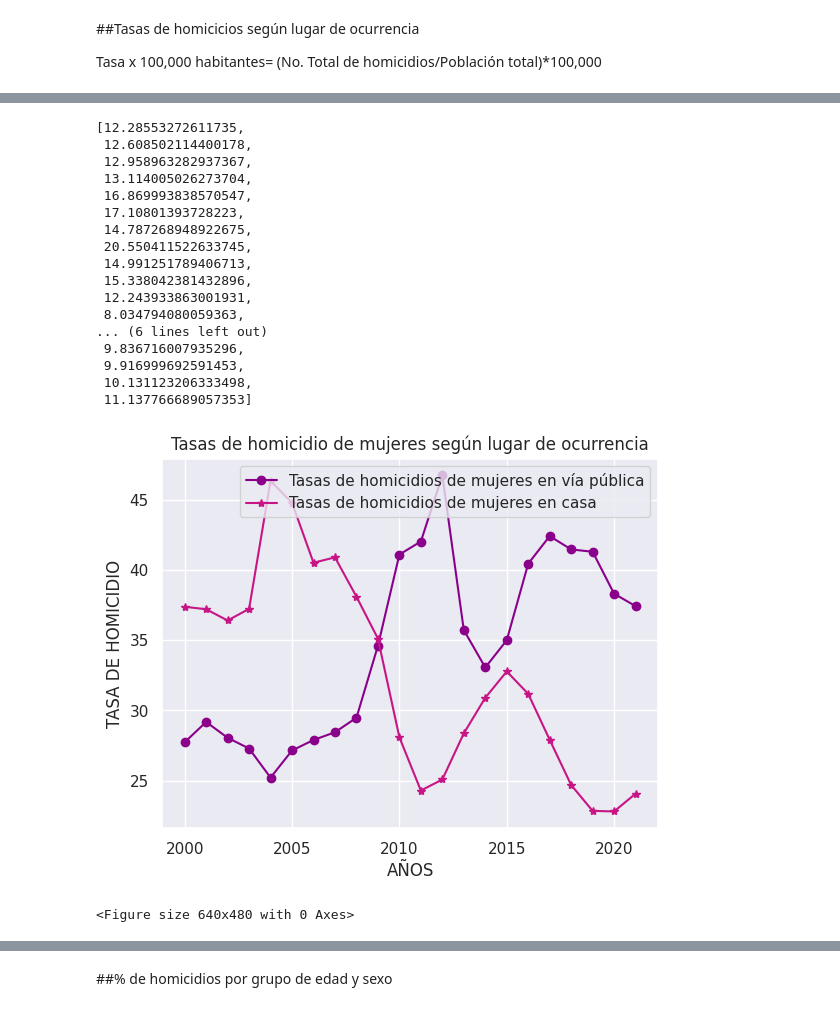
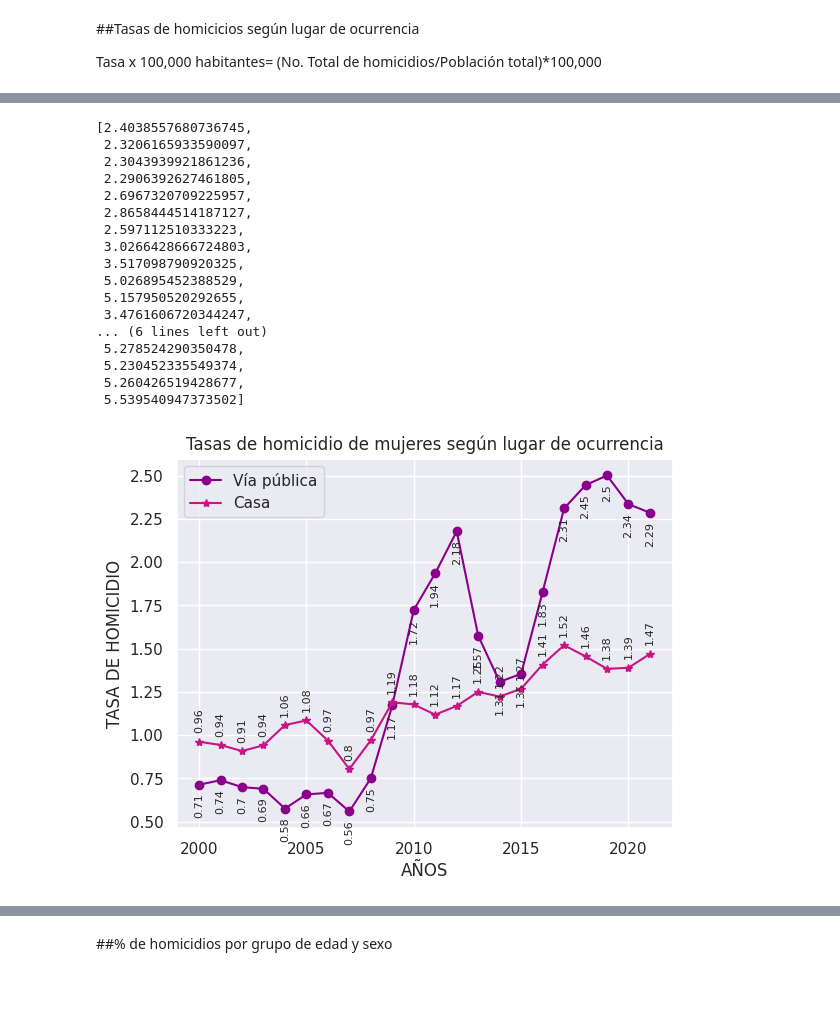
Before and after one commit to FreMeli/ASE_1, a Jupyter notebook: Lugar_Edo_Sex.ipynb, the cells around one changed output, grey strips where cells are left out. Saved outputs shown, nothing was run; the diff lists cells and outputs as text; code cells hidden in the pictures.

```diff
--- a/Lugar_Edo_Sex.ipynb
+++ b/Lugar_Edo_Sex.ipynb
@@ -245,6 +244,6 @@ tasas_Hom_C=[]
 tasas_Muj_C=[]
 j=0
 for i in range(0,len(df_Homicidio)-33,33):
-  tasas_Hom_C.append((hom_C[j]/float(df_Homicidio.iloc[i]['Hombre']) )*100 )
-  tasas_Muj_C.append((muj_C[j]/float(df_Homicidio.iloc[i]['Mujer']))*100)
+  tasas_Hom_C.append((hom_C[j]/float(df_PT.iloc[i]['HOMBRES']) )*100000 )
+  tasas_Muj_C.append((muj_C[j]/float(df_PT.iloc[i]['MUJERES']))*100000)
   j=j+1
@@ -274,40 +273,48 @@ tasas_Hom_V=[]
 tasas_Muj_V=[]
 j=0
 for i in range(0,len(df_Homicidio)-33,33):
-  tasas_Hom_V.append((hom_v[j]/float(df_Homicidio.iloc[i]['Hombre']) )*100 )
-  tasas_Muj_V.append((muj_v[j]/float(df_Homicidio.iloc[i]['Mujer']))*100)
+  tasas_Hom_V.append((hom_v[j]/float(df_PT.iloc[i]['HOMBRES']) )*100000 )
+  tasas_Muj_V.append((muj_v[j]/float(df_PT.iloc[i]['MUJERES']))*100000)
   j=j+1
 # %%
 tasas_Hom_V
 # %% [output]
-[12.28553272611735,
- 12.608502114400178,
- 12.958963282937367,
- 13.114005026273704,
- 16.869993838570547,
- 17.10801393728223,
- 14.787268948922675,
- 20.550411522633745,
- 14.991251789406713,
- 15.338042381432896,
- 12.243933863001931,
- 8.034794080059363,
+[2.4038557680736745,
+ 2.3206165933590097,
+ 2.3043939921861236,
+ 2.2906392627461805,
+ 2.6967320709225957,
+ 2.8658444514187127,
+ 2.597112510333223,
+ 3.0266428666724803,
+ 3.517098790920325,
+ 5.026895452388529,
+ 5.157950520292655,
+ 3.4761606720344247,
 ... (6 lines left out)
- 9.836716007935296,
- 9.916999692591453,
- 10.131123206333498,
- 11.137766689057353]
+ 5.278524290350478,
+ 5.230452335549374,
+ 5.260426519428677,
+ 5.539540947373502]
 # %%
-plt.plot(years,tasas_Muj_C, label='Tasas de homicidios de mujeres en vía pública', color='#8B008B', marker='o')
-plt.plot(years, tasas_Muj_V, label='Tasas de homicidios de mujeres en casa', color='#C71585', marker='*')
+# Modificar el tamaño de la letra
+plt.rcParams.update({'font.size': 8})
+
+plt.plot(years,tasas_Muj_C, label='Vía pública', color='#8B008B', marker='o')
+for x, y in zip(years, tasas_Muj_C):
+    plt.text(x, y-0.05, f'{round(y, 2)}', ha='center', va='top', rotation=90)
+
+plt.plot(years, tasas_Muj_V, label='Casa', color='#C71585', marker='*')
+for x, y in zip(years, tasas_Muj_V):
+    plt.text(x, y+0.05, f'{round(y, 2)}', ha='center', va='bottom', rotation=90)
+
 plt.xlabel('AÑOS')#Nombre del eje
 plt.ylabel('TASA DE HOMICIDIO')
 plt.title('Tasas de homicidio de mujeres según lugar de ocurrencia') #Título del gráfico
 plt.grid(True) #Para que se marquen los cuadritos
 plt.legend() #Para que se visualicen las labels que establecimos arriba
 plt.show()
-plt.savefig("Tasas de homicidio de mujeres por lugar de ocurrencia.png")
+#plt.savefig("Tasas de homicidio de mujeres por lugar de ocurrencia.png")
 # %% [output]
-[figure, old version]
+[figure, new version]
-<Figure size 640x480 with 0 Axes>
 # %%
```
Also changed, not shown: parts of 23 cells of this notebook.
